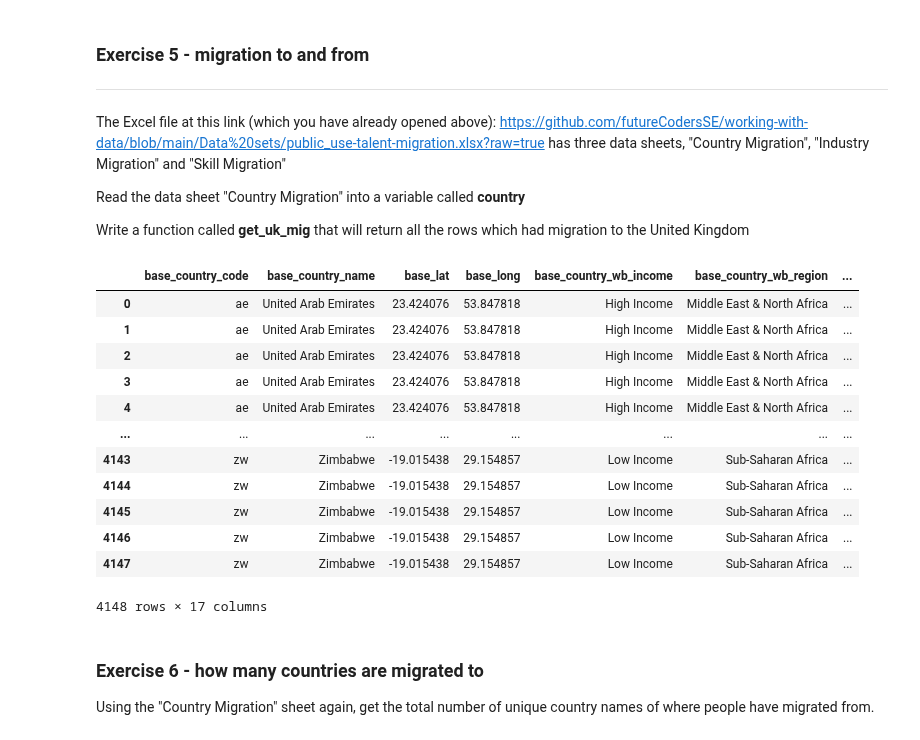
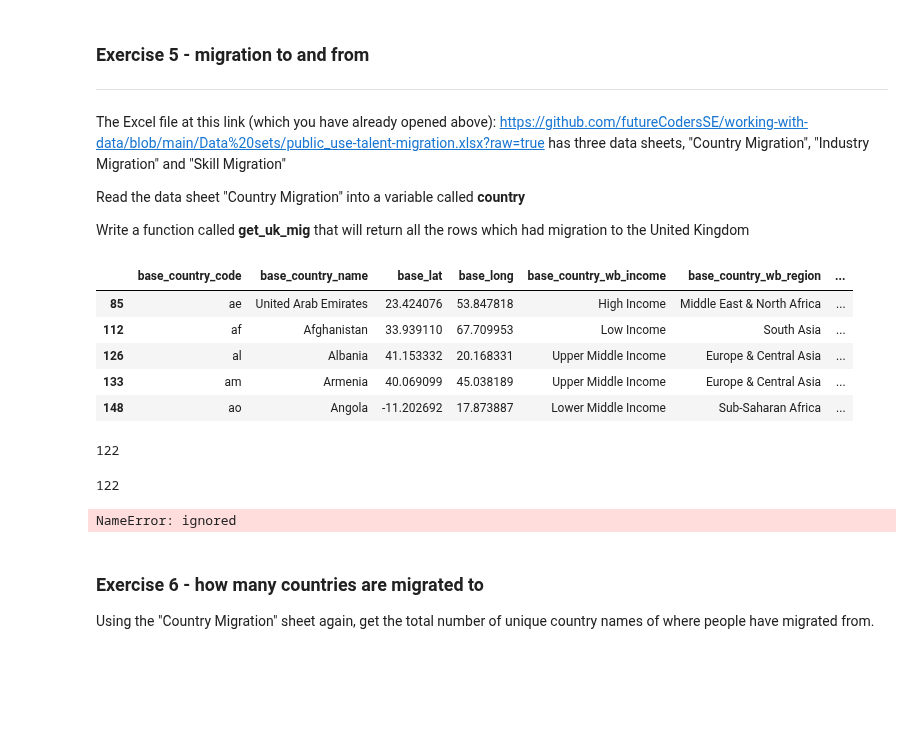
Before and after one commit to mrsferret/Code-Division, a Jupyter notebook: Worksheets/2_Describing_and_Interrogating_Data.ipynb, the cells around one changed output. Drawn from its saved outputs; the diff is of its cells as text; code cells hidden in the pictures; blank space fills up the shorter version.

```diff
--- a/Worksheets/2_Describing_and_Interrogating_Data.ipynb
+++ b/Worksheets/2_Describing_and_Interrogating_Data.ipynb
@@ -381,41 +381,47 @@ Read the data sheet "Country Migration" into a variable called **country**
 
 Write a function called **get_uk_mig** that will return all the rows which had migration to the United Kingdom
 # %%
+from operator import length_hint
 import pandas as pd
 url = "https://github.com/futureCodersSE/working-with-data/blob/main/Data%20sets/public_use-talent-migration.xlsx?raw=true"
-df = pd.read_excel(url,sheet_name="Country Migration")
+country_mig = pd.read_excel(url,sheet_name="Country Migration")
 
-df
 
-#def get_uk_mig(df):
+
+def get_uk_mig(df):
   # add code below to return all rows which had migration to the UK
+  uk_mig = df[(df['target_country_name'] == "United Kingdom") ]
+  uk_mig
+  display(uk_mig.head())
+  display(len(uk_mig))
+  length = len(uk_mig)
+  display(length)
+  return uk_mig
 
 
 
 # run and test if your returned series is the correct length
-#get_uk_mig(country)
+country = "United Kingdom"
+get_uk_mig(country_mig)
 
+display(uk_mig)
 #actual = len(uk_mig(country))
 #expected = 122
 
 #if actual == expected:
 #  print("Test passed", actual)
 #else:
 #  print("Test failed expected", expected, "got", actual)
 # %% [output]
 |  | base_country_code | base_country_name | base_lat | base_long | base_country_wb_income | base_country_wb_region | ... |
-| 0 | ae | United Arab Emirates | 23.424076 | 53.847818 | High Income | Middle East & North Africa | ... |
-| 1 | ae | United Arab Emirates | 23.424076 | 53.847818 | High Income | Middle East & North Africa | ... |
-| 2 | ae | United Arab Emirates | 23.424076 | 53.847818 | High Income | Middle East & North Africa | ... |
-| 3 | ae | United Arab Emirates | 23.424076 | 53.847818 | High Income | Middle East & North Africa | ... |
-| 4 | ae | United Arab Emirates | 23.424076 | 53.847818 | High Income | Middle East & North Africa | ... |
-| ... | ... | ... | ... | ... | ... | ... | ... |
-| 4143 | zw | Zimbabwe | -19.015438 | 29.154857 | Low Income | Sub-Saharan Africa | ... |
-| 4144 | zw | Zimbabwe | -19.015438 | 29.154857 | Low Income | Sub-Saharan Africa | ... |
-| 4145 | zw | Zimbabwe | -19.015438 | 29.154857 | Low Income | Sub-Saharan Africa | ... |
-| 4146 | zw | Zimbabwe | -19.015438 | 29.154857 | Low Income | Sub-Saharan Africa | ... |
-| 4147 | zw | Zimbabwe | -19.015438 | 29.154857 | Low Income | Sub-Saharan Africa | ... |
+| 85 | ae | United Arab Emirates | 23.424076 | 53.847818 | High Income | Middle East & North Africa | ... |
+| 112 | af | Afghanistan | 33.939110 | 67.709953 | Low Income | South Asia | ... |
+| 126 | al | Albania | 41.153332 | 20.168331 | Upper Middle Income | Europe & Central Asia | ... |
+| 133 | am | Armenia | 40.069099 | 45.038189 | Upper Middle Income | Europe & Central Asia | ... |
+| 148 | ao | Angola | -11.202692 | 17.873887 | Lower Middle Income | Sub-Saharan Africa | ... |
-4148 rows × 17 columns
+122
+122
+NameError: ignored
 # %% [markdown]
 ### Exercise 6 - how many countries are migrated to
 
```
